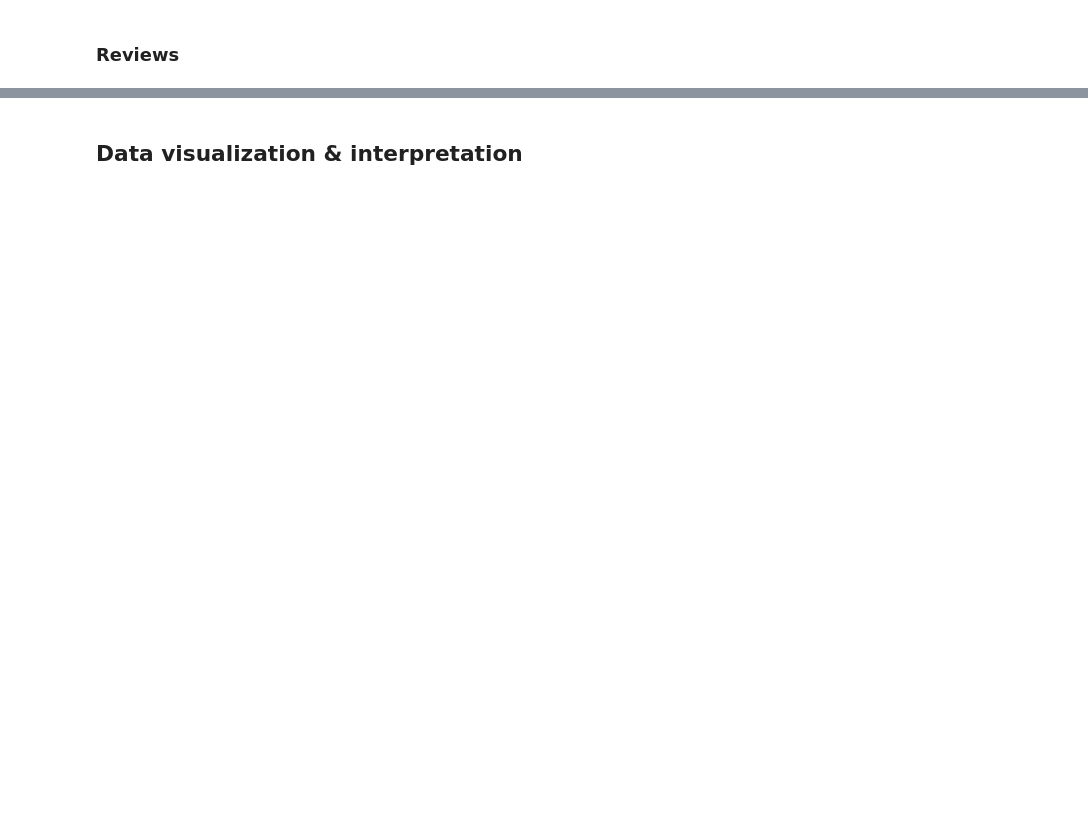
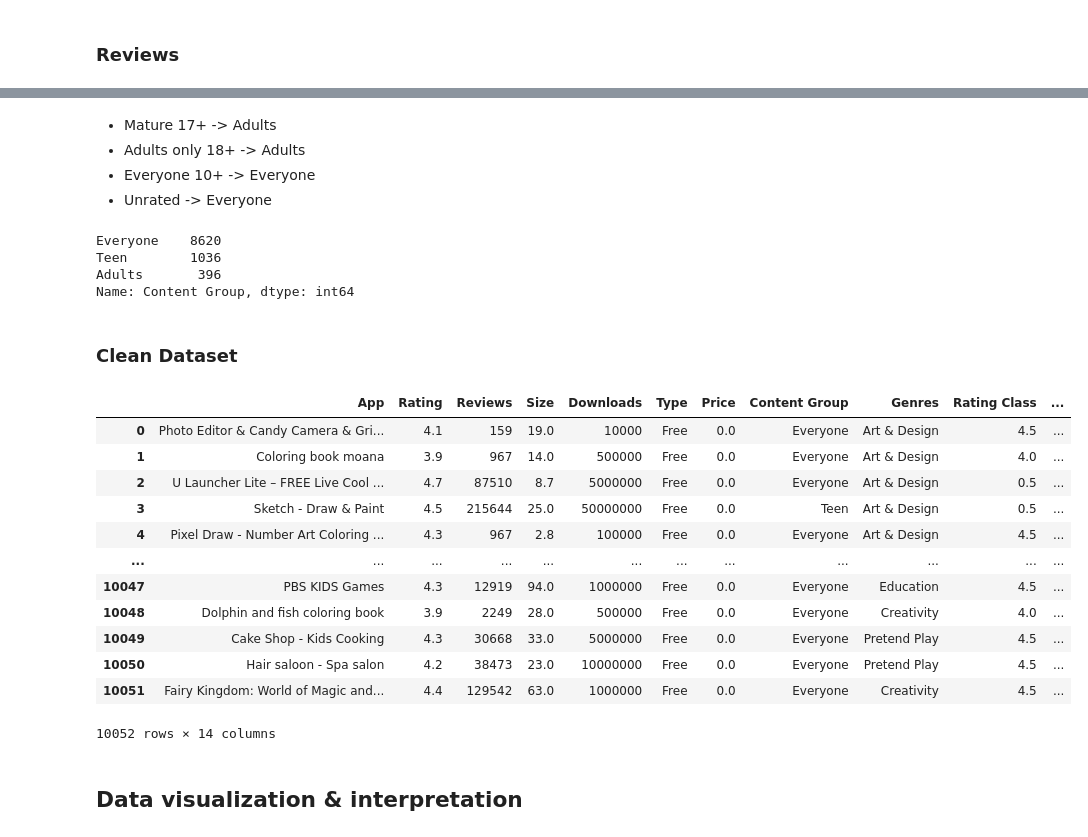
Before and after one commit to enricogoerlitz/Data-Analysis, a Jupyter notebook: 02_Google_Playstore_Data/notebook/notebook1.ipynb, the cells around one changed output, grey strips where cells are left out. Saved outputs shown, nothing was run; the diff lists cells and outputs as text; code cells hidden in the pictures; blank space fills up the shorter version.

Commit message:
google playstore data eda dataset cleaned

```diff
--- a/02_Google_Playstore_Data/notebook/notebook1.ipynb
+++ b/02_Google_Playstore_Data/notebook/notebook1.ipynb
@@ -297,0 +683,3 @@ df_cleaned[RATING].isna().sum()
+# %%
+df_cleaned[PRICE] = df_cleaned[PRICE].str.replace("$", "", regex=True).astype("float64")
+df_cleaned[PRICE].describe()
@@ -297,0 +696,3 @@ df_cleaned[RATING].isna().sum()
+# %%
+is_price_over_0 = df_cleaned[PRICE] > 0
+df_cleaned.loc[is_price_over_0, PRICE].quantile(q=[1/3, 2/3, 9/10, 99/100])
@@ -297,0 +707,5 @@ df_cleaned[RATING].isna().sum()
+# %%
+q1, q2, qtop10 = df_cleaned.loc[is_price_over_0, PRICE].quantile(q=[1/3, 2/3, 9/10])
+
+df_cleaned[PRICE_CLASS] = df_cleaned[PRICE].apply(lambda price: "Very High" if price >= qtop10 else "Low" if price <= q1 else "Medium" if price <= q2 else "High")
+df_cleaned.loc[is_price_over_0, PRICE_CLASS].value_counts()
@@ -298,2 +734,34 @@ df_cleaned[RATING].isna().sum()
+# %% [markdown]
+- Mature 17+ -> Adults
+- Adults only 18+ -> Adults
+- Everyone 10+ -> Everyone
+- Unrated -> Everyone
+# %%
+content_rating_map = {"Mature 17+": "Adults", "Adults only 18+": "Adults", "Everyone 10+": "Everyone", "Unrated": "Everyone"}
+df_cleaned[CONTENT_GROUP] = df_cleaned[CONTENT_GROUP].replace(content_rating_map)
+df_cleaned[CONTENT_GROUP].value_counts()
+# %% [output]
+Everyone    8620
+Teen        1036
+Adults       396
+Name: Content Group, dtype: int64
+# %% [markdown]
+### Clean Dataset
+# %%
+df_cleaned
+# %% [output]
+|  | App | Rating | Reviews | Size | Downloads | Type | Price | Content Group | Genres | Rating Class | ... |
+| 0 | Photo Editor & Candy Camera & Gri... | 4.1 | 159 | 19.0 | 10000 | Free | 0.0 | Everyone | Art & Design | 4.5 | ... |
+| 1 | Coloring book moana | 3.9 | 967 | 14.0 | 500000 | Free | 0.0 | Everyone | Art & Design | 4.0 | ... |
+| 2 | U Launcher Lite – FREE Live Cool ... | 4.7 | 87510 | 8.7 | 5000000 | Free | 0.0 | Everyone | Art & Design | 0.5 | ... |
+| 3 | Sketch - Draw & Paint | 4.5 | 215644 | 25.0 | 50000000 | Free | 0.0 | Teen | Art & Design | 0.5 | ... |
+| 4 | Pixel Draw - Number Art Coloring ... | 4.3 | 967 | 2.8 | 100000 | Free | 0.0 | Everyone | Art & Design | 4.5 | ... |
+| ... | ... | ... | ... | ... | ... | ... | ... | ... | ... | ... | ... |
+| 10047 | PBS KIDS Games | 4.3 | 12919 | 94.0 | 1000000 | Free | 0.0 | Everyone | Education | 4.5 | ... |
+| 10048 | Dolphin and fish coloring book | 3.9 | 2249 | 28.0 | 500000 | Free | 0.0 | Everyone | Creativity | 4.0 | ... |
+| 10049 | Cake Shop - Kids Cooking | 4.3 | 30668 | 33.0 | 5000000 | Free | 0.0 | Everyone | Pretend Play | 4.5 | ... |
+| 10050 | Hair saloon - Spa salon | 4.2 | 38473 | 23.0 | 10000000 | Free | 0.0 | Everyone | Pretend Play | 4.5 | ... |
+| 10051 | Fairy Kingdom: World of Magic and... | 4.4 | 129542 | 63.0 | 1000000 | Free | 0.0 | Everyone | Creativity | 4.5 | ... |
+10052 rows × 14 columns
 # %% [markdown]
 ## Data visualization & interpretation
```
Also changed, not shown: parts of 79 cells of this notebook.
